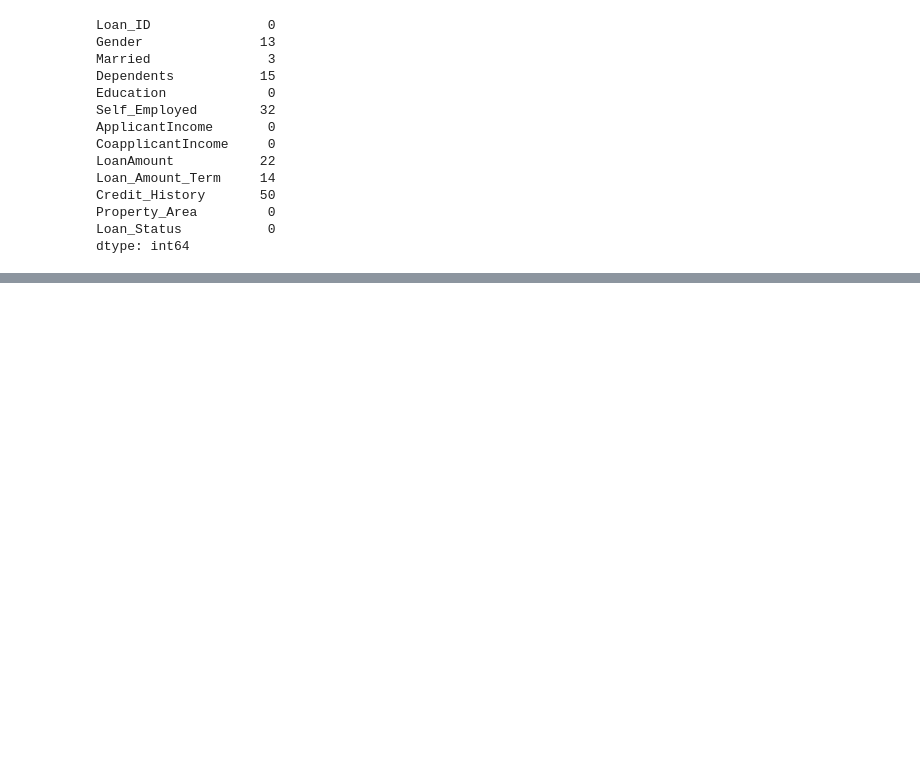
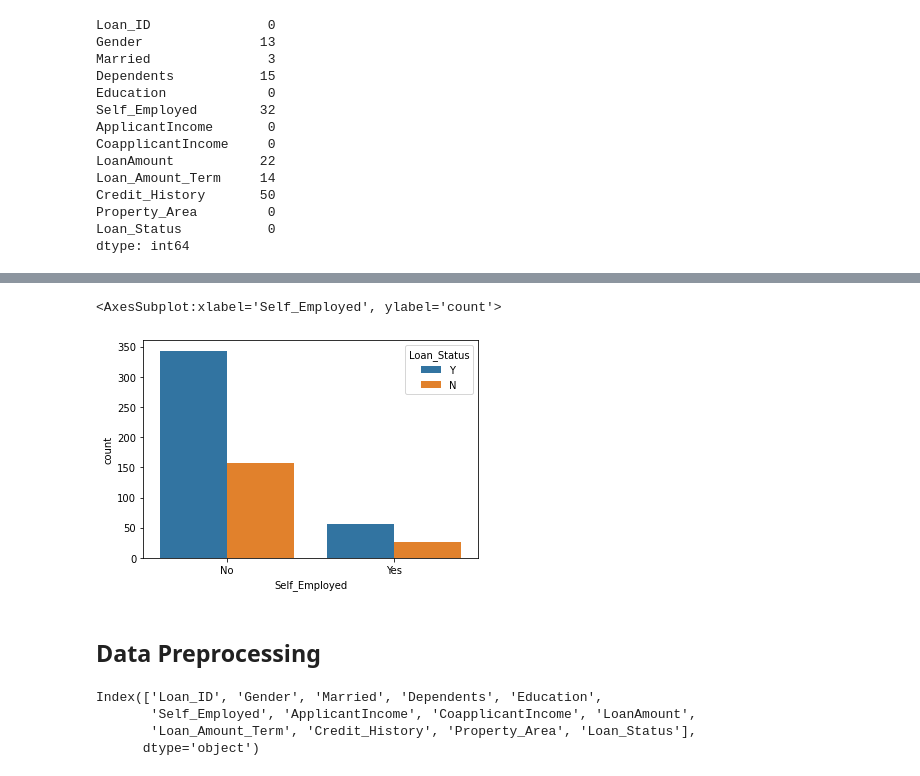
Before and after one commit to azizamari/loan_status, a Jupyter notebook: loan_status_model.ipynb, the cells around one changed output, grey strips where cells are left out. Cells and saved outputs as stored; diff of their text form; code cells hidden in the pictures; blank space fills up the shorter version.

```diff
--- a/loan_status_model.ipynb
+++ b/loan_status_model.ipynb
@@ -136,0 +137,7 @@ plt.hist(data['LoanAmount'],bins=5)
+# %%
+sns.countplot(data=data,x='Self_Employed',hue='Loan_Status')
+# %% [output]
+<AxesSubplot:xlabel='Self_Employed', ylabel='count'>
+[figure, added]
+# %% [markdown]
+## Data Preprocessing
@@ -136,0 +148,7 @@ plt.hist(data['LoanAmount'],bins=5)
+# %%
+data.columns
+# %% [output]
+Index(['Loan_ID', 'Gender', 'Married', 'Dependents', 'Education',
+       'Self_Employed', 'ApplicantIncome', 'CoapplicantIncome', 'LoanAmount',
+       'Loan_Amount_Term', 'Credit_History', 'Property_Area', 'Loan_Status'],
+      dtype='object')
```
Also changed, not shown: parts of 15 cells of this notebook.
